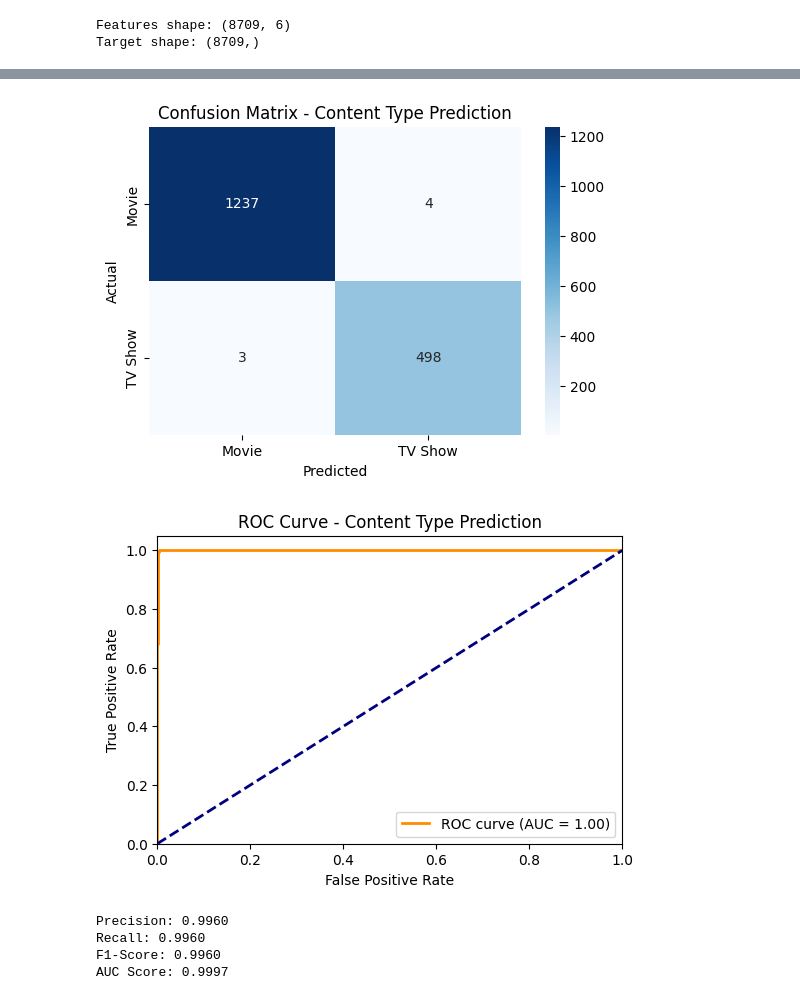
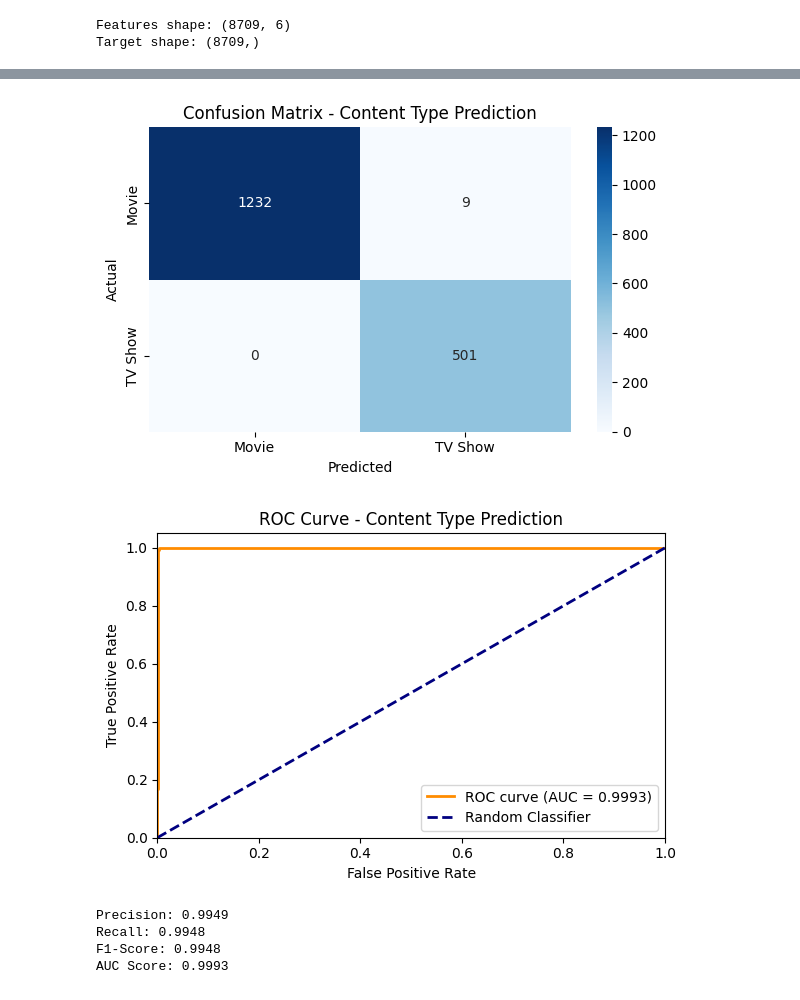
Before and after one commit to vaibhavmangla07/netflix-content-classifier, a Jupyter notebook: main.ipynb, the cells around one changed output, grey strips where cells are left out. Cells and saved outputs as stored; diff of their text form; code cells hidden in the pictures.

```diff
--- a/main.ipynb
+++ b/main.ipynb
@@ -966,9 +1011,15 @@ X_train, X_test, y_train, y_test = train_test_split(
 # %%
-# Train the Machine Learning Model
+# Train the Machine Learning Model with Optimized Parameters
 from sklearn.linear_model import LogisticRegression
 
-model = LogisticRegression(max_iter=1000)
-model.fit(X_train, y_train)
+model = LogisticRegression(
+    max_iter=1000,
+    solver='lbfgs',
+    random_state=42,
+    class_weight='balanced'  # Handle any class imbalance
+)
+model.fit(X_train_scaled, y_train)
 
-print("Model training completed")
+print("✓ Model training completed with scaled features")
+print(f"Training Accuracy: {model.score(X_train_scaled, y_train):.4f}")
 # %% [output]
@@ -977,9 +1029,13 @@ Model training completed
 # Model Evaluation
 from sklearn.metrics import accuracy_score, classification_report
 
-y_pred = model.predict(X_test)
+y_pred = model.predict(X_test_scaled)
 
-print("Accuracy:", accuracy_score(y_test, y_pred))
+print("=" * 60)
+print("MODEL EVALUATION RESULTS")
+print("=" * 60)
+print(f"Accuracy: {accuracy_score(y_test, y_pred):.4f}")
 print("\nClassification Report:\n")
-print(classification_report(y_test, y_pred))
+print(classification_report(y_test, y_pred, target_names=le_type.classes_))
+print("=" * 60)
 # %% [output]
@@ -1020,48 +1078,49 @@ import seaborn as sns
 # Confusion Matrix
 cm = confusion_matrix(y_test, y_pred)
 plt.figure(figsize=(6,4))
-sns.heatmap(cm, annot=True, fmt='d', cmap='Blues',
-            xticklabels=['Movie', 'TV Show'], yticklabels=['Movie', 'TV Show'])
+sns.heatmap(cm, annot=True, fmt='d', cmap='Blues', xticklabels=le_type.classes_, yticklabels=le_type.classes_)
 plt.title('Confusion Matrix - Content Type Prediction')
 plt.xlabel('Predicted')
 plt.ylabel('Actual')
+plt.tight_layout()
 plt.show()
 
 # ROC Curve
 from sklearn.preprocessing import label_binarize
 y_test_bin = label_binarize(y_test, classes=[0, 1])
-y_pred_prob = model.predict_proba(X_test)[:, 1]
+y_pred_prob = model.predict_proba(X_test_scaled)[:, 1]
 
 fpr, tpr, thresholds = roc_curve(y_test, y_pred_prob)
 roc_auc = auc(fpr, tpr)
 
 plt.figure(figsize=(6,4))
-plt.plot(fpr, tpr, color='darkorange', lw=2, label=f'ROC curve (AUC = {roc_auc:.2f})')
-plt.plot([0, 1], [0, 1], color='navy', lw=2, linestyle='--')
+plt.plot(fpr, tpr, color='darkorange', lw=2, label=f'ROC curve (AUC = {roc_auc:.4f})')
+plt.plot([0, 1], [0, 1], color='navy', lw=2, linestyle='--', label='Random Classifier')
 plt.xlim([0.0, 1.0])
 plt.ylim([0.0, 1.05])
 plt.xlabel('False Positive Rate')
 plt.ylabel('True Positive Rate')
 plt.title('ROC Curve - Content Type Prediction')
 plt.legend(loc="lower right")
+plt.tight_layout()
 plt.show()
 
 # Additional Metrics
 from sklearn.metrics import precision_score, recall_score, f1_score
 
 precision = precision_score(y_test, y_pred, average='weighted')
 recall = recall_score(y_test, y_pred, average='weighted')
 f1 = f1_score(y_test, y_pred, average='weighted')
 
 print(f'Precision: {precision:.4f}')
 print(f'Recall: {recall:.4f}')
 print(f'F1-Score: {f1:.4f}')
 print(f'AUC Score: {roc_auc:.4f}')
 # %% [output]
-[figure, old version]
+[figure, new version]
-[figure, old version]
+[figure, new version]
-Precision: 0.9960
-Recall: 0.9960
-F1-Score: 0.9960
-AUC Score: 0.9997
+Precision: 0.9949
+Recall: 0.9948
+F1-Score: 0.9948
+AUC Score: 0.9993
 # %%
```
Also changed, not shown: parts of 11 cells of this notebook, 5 other files.
